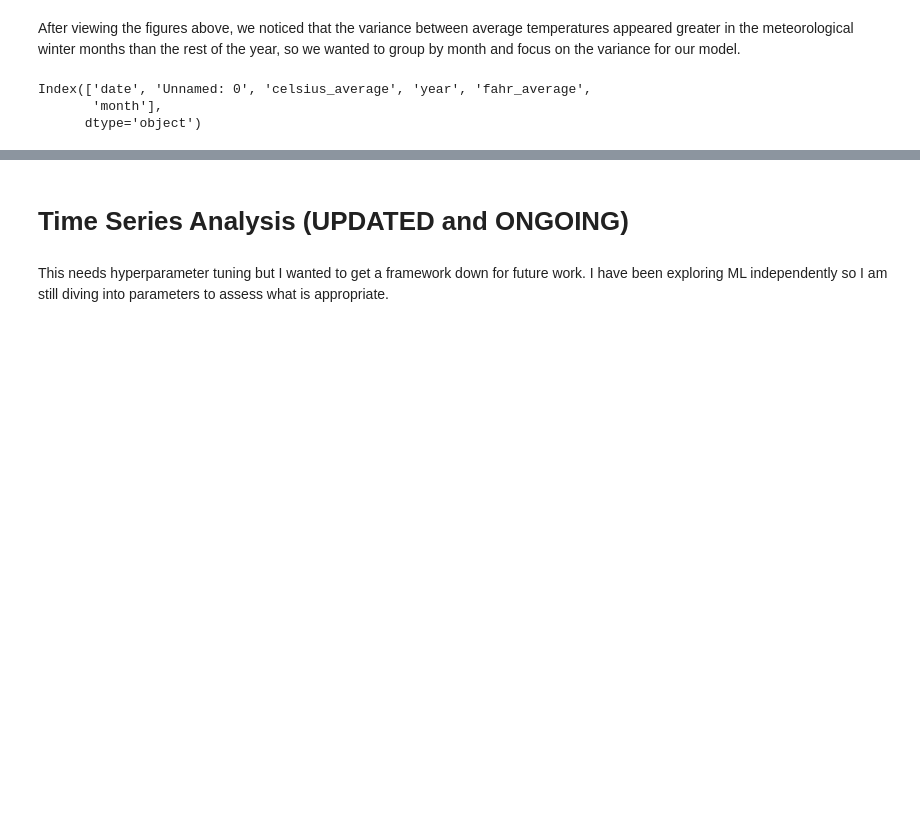
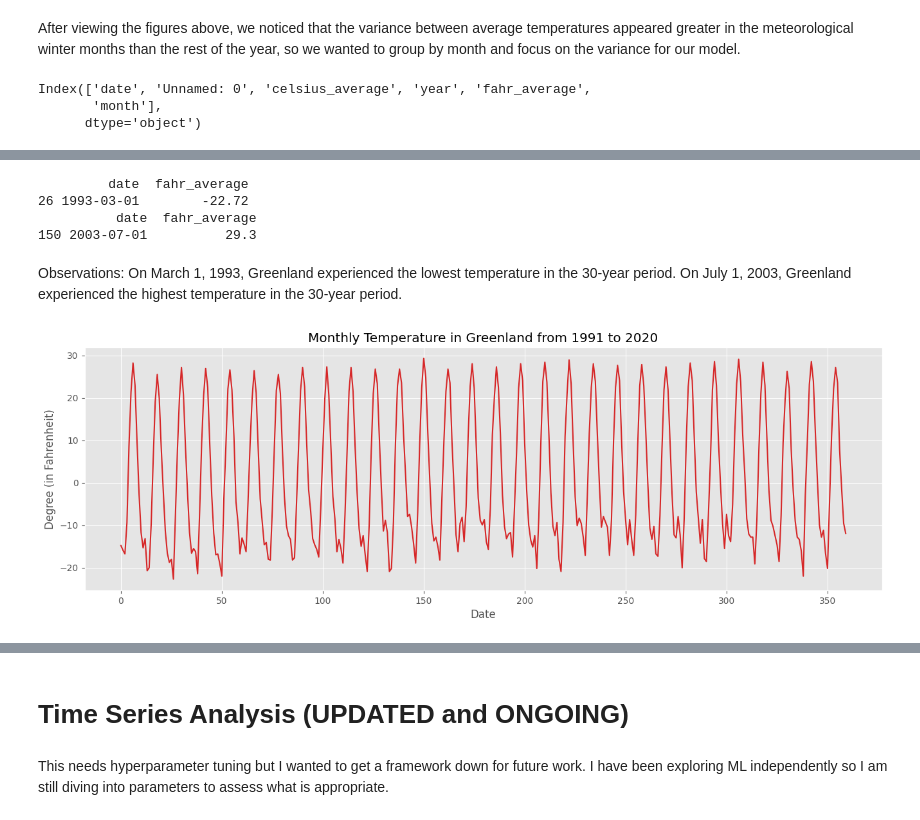
Before and after one commit to arianajschindler/greenland_climate_variation, a Jupyter notebook: Schindler_final_climate_project.ipynb, the cells around one changed output, grey strips where cells are left out. Saved outputs shown, nothing was run; the diff lists cells and outputs as text; code cells hidden in the pictures; blank space fills up the shorter version.

```diff
--- a/Schindler_final_climate_project.ipynb
+++ b/Schindler_final_climate_project.ipynb
@@ -208,0 +211,2 @@ Index(['date', 'Unnamed: 0', 'celsius_average', 'year', 'fahr_average',
+# %%
+df = df.drop(columns=['Unnamed: 0', 'celsius_average', 'year', 'month'])
@@ -208,0 +222,19 @@ Index(['date', 'Unnamed: 0', 'celsius_average', 'year', 'fahr_average',
+# %%
+# output max and min temp dates
+print(df.loc[df['fahr_average'] == df['fahr_average'].min()])
+print(df.loc[df['fahr_average'] == df['fahr_average'].max()])
+# %% [output]
+         date  fahr_average
+26 1993-03-01        -22.72
+          date  fahr_average
+150 2003-07-01          29.3
+# %% [markdown]
+Observations: On March 1, 1993, Greenland experienced the lowest temperature in the 30-year period. On July 1, 2003, Greenland experienced the highest temperature in the 30-year period.
+# %%
+# plotting monthly temp change
+plt.figure(figsize=(16,5), dpi=100)
+plt.plot(df.index, df.fahr_average, color='tab:red')
+plt.gca().set(title='Monthly Temperature in Greenland from 1991 to 2020', xlabel='Date', ylabel='Degree (in Fahrenheit)')
+plt.show()
+# %% [output]
+[figure, added]
```
Also changed, not shown: parts of 15 cells of this notebook.
